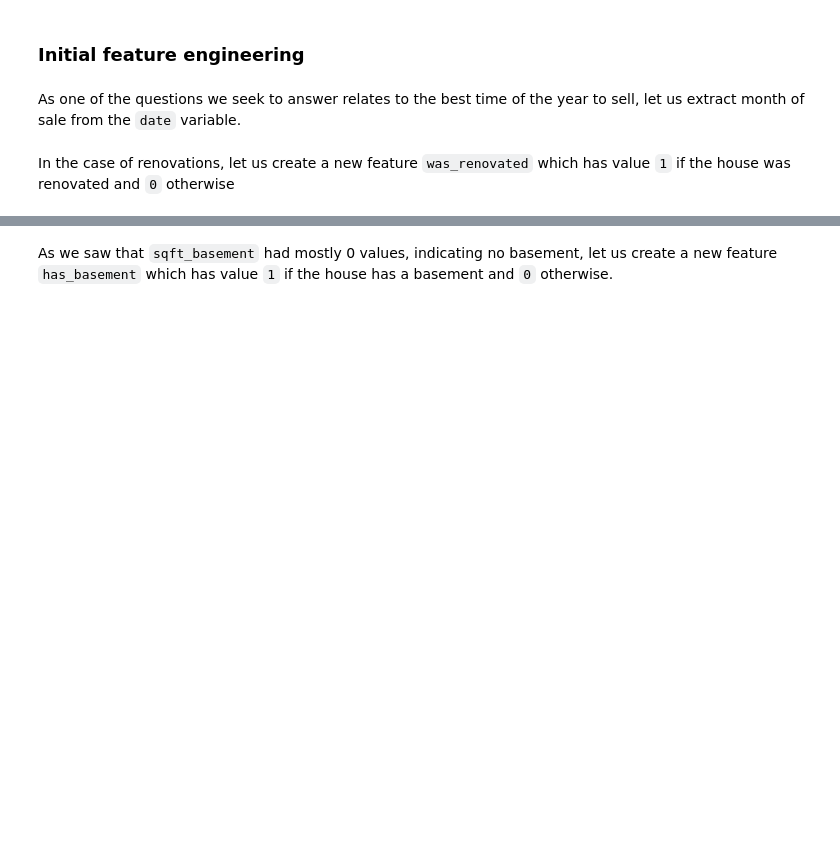
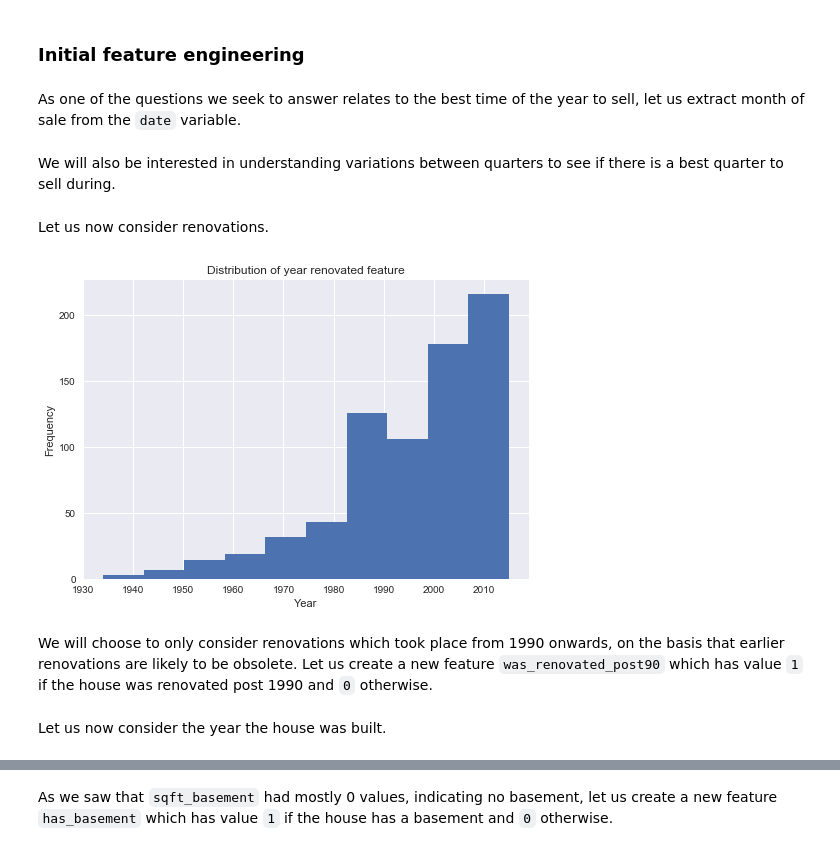
Before and after one commit to nadinezab/kc-house-prices-prediction, a Jupyter notebook: kc-house-prices.ipynb, the cells around one changed output, grey strips where cells are left out. Saved outputs shown, nothing was run; the diff lists cells and outputs as text; code cells hidden in the pictures; blank space fills up the shorter version.

```diff
--- a/kc-house-prices.ipynb
+++ b/kc-house-prices.ipynb
@@ -306,6 +306,35 @@ As one of the questions we seek to answer relates to the best time of the year t
 # %%
 # Define sale_month feature
 df['sale_month'] = pd.DatetimeIndex(df['date']).month
+# %% [markdown]
+We will also be interested in understanding variations between quarters to see if there is a best quarter to sell during.
+# %%
+# Define function to determine quarter
+def quarter(month):
+    ''' returns quarter in which month falls'''
+    if 1 <= month <= 3:
+        quarter = 'Q1'
+    elif 4 <= month <= 6:
+        quarter = 'Q2'
+    elif 7 <= month <= 9:
+        quarter = 'Q3'
+    else:
+        quarter = 'Q4'
+    return quarter
+# %%
+# Apply quarter function to create new feature quarter_sold
+df['quarter_sold'] = df['sale_month'].apply(quarter)
+# %% [markdown]
+Let us now consider renovations.
+# %%
+# Visualise yr_renovated post 1900 (to not show all the 0 values)
+df[df['yr_renovated'] > 1900]['yr_renovated'].hist()
+plt.xlabel("Year")
+plt.ylabel('Frequency')
+plt.title("Distribution of year renovated feature")
+plt.show()
+# %% [output]
+[figure, added]
 # %% [markdown]
-In the case of renovations, let us create a new feature `was_renovated` which has value `1` if the house was renovated and `0` otherwise
+We will choose to only consider renovations which took place from 1990 onwards, on the basis that earlier renovations are likely to be obsolete. Let us create a new feature `was_renovated_post90` which has value `1` if the house was renovated post 1990 and `0` otherwise.
 # %%
@@ -312,0 +343,2 @@ df['was_renovated'] = df['yr_renovated'].map(lambda x: 1 if x > 0 else 0)
+# %% [markdown]
+Let us now consider the year the house was built.
```
Also changed, not shown: parts of 36 cells of this notebook.
